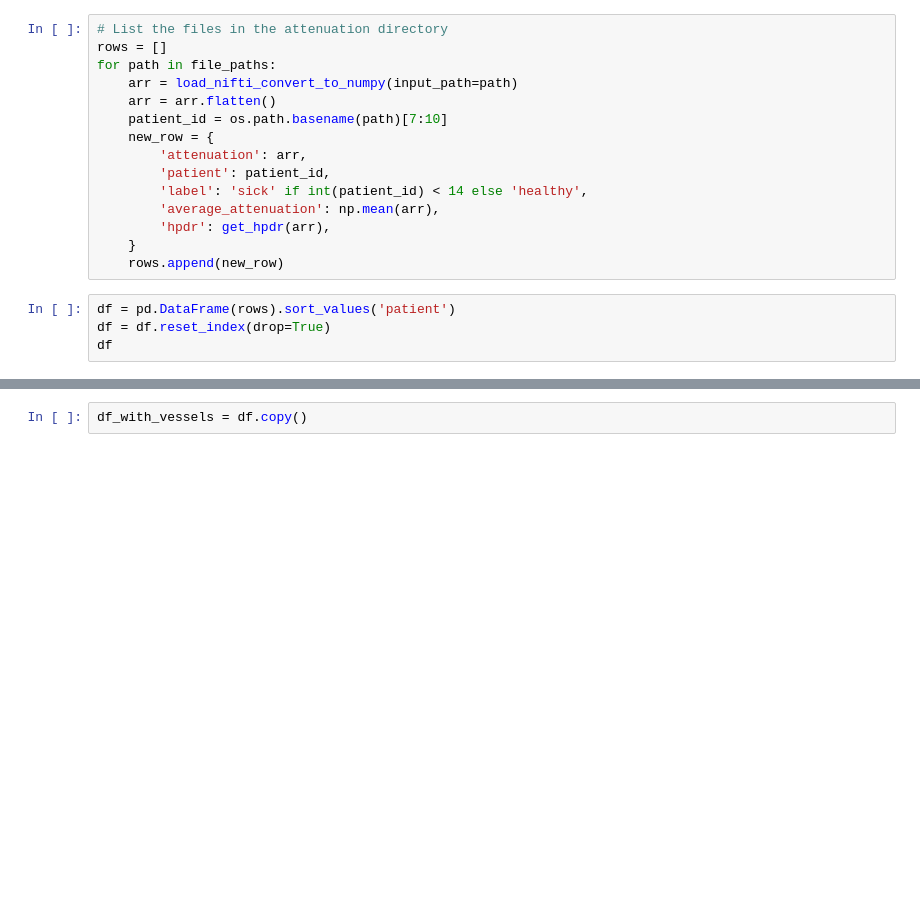
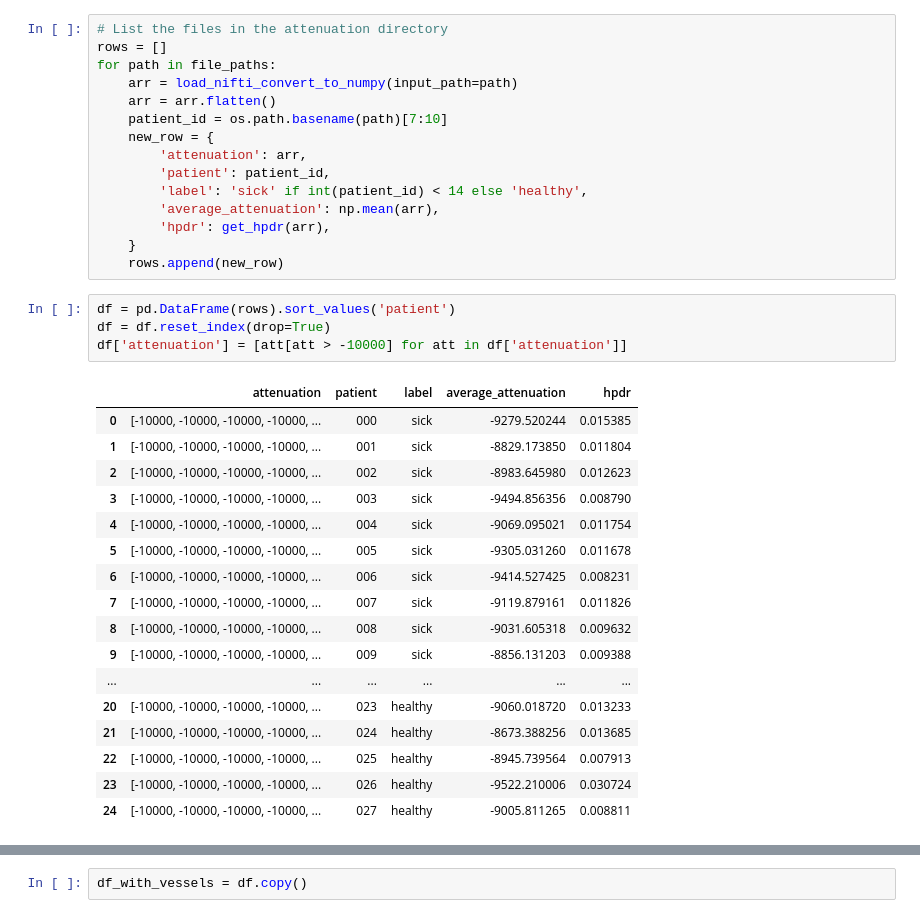
Before and after one commit to JaSeKii/BachelorProject, a Jupyter notebook: PreliminaryStudies/attenuation_study.ipynb, the cells around one changed output, grey strips where cells are left out. Cells and saved outputs as stored; diff of their text form; blank space fills up the shorter version.

```diff
--- a/PreliminaryStudies/attenuation_study.ipynb
+++ b/PreliminaryStudies/attenuation_study.ipynb
@@ -42,4 +42,22 @@ for path in file_paths:
 # %%
 df = pd.DataFrame(rows).sort_values('patient')
 df = df.reset_index(drop=True)
-df
+df['attenuation'] = [att[att > -10000] for att in df['attenuation']]
+# %% [output]
+|  | attenuation | patient | label | average_attenuation | hpdr |
+| 0 | [-10000, -10000, -10000, -10000, ... | 000 | sick | -9279.520244 | 0.015385 |
+| 1 | [-10000, -10000, -10000, -10000, ... | 001 | sick | -8829.173850 | 0.011804 |
+| 2 | [-10000, -10000, -10000, -10000, ... | 002 | sick | -8983.645980 | 0.012623 |
+| 3 | [-10000, -10000, -10000, -10000, ... | 003 | sick | -9494.856356 | 0.008790 |
+| 4 | [-10000, -10000, -10000, -10000, ... | 004 | sick | -9069.095021 | 0.011754 |
+| 5 | [-10000, -10000, -10000, -10000, ... | 005 | sick | -9305.031260 | 0.011678 |
+| 6 | [-10000, -10000, -10000, -10000, ... | 006 | sick | -9414.527425 | 0.008231 |
+| 7 | [-10000, -10000, -10000, -10000, ... | 007 | sick | -9119.879161 | 0.011826 |
+| 8 | [-10000, -10000, -10000, -10000, ... | 008 | sick | -9031.605318 | 0.009632 |
+| 9 | [-10000, -10000, -10000, -10000, ... | 009 | sick | -8856.131203 | 0.009388 |
+| ... | ... | ... | ... | ... | ... |
+| 20 | [-10000, -10000, -10000, -10000, ... | 023 | healthy | -9060.018720 | 0.013233 |
+| 21 | [-10000, -10000, -10000, -10000, ... | 024 | healthy | -8673.388256 | 0.013685 |
+| 22 | [-10000, -10000, -10000, -10000, ... | 025 | healthy | -8945.739564 | 0.007913 |
+| 23 | [-10000, -10000, -10000, -10000, ... | 026 | healthy | -9522.210006 | 0.030724 |
+| 24 | [-10000, -10000, -10000, -10000, ... | 027 | healthy | -9005.811265 | 0.008811 |
```
Also changed, not shown: parts of 3 cells of this notebook, 1 other file.
